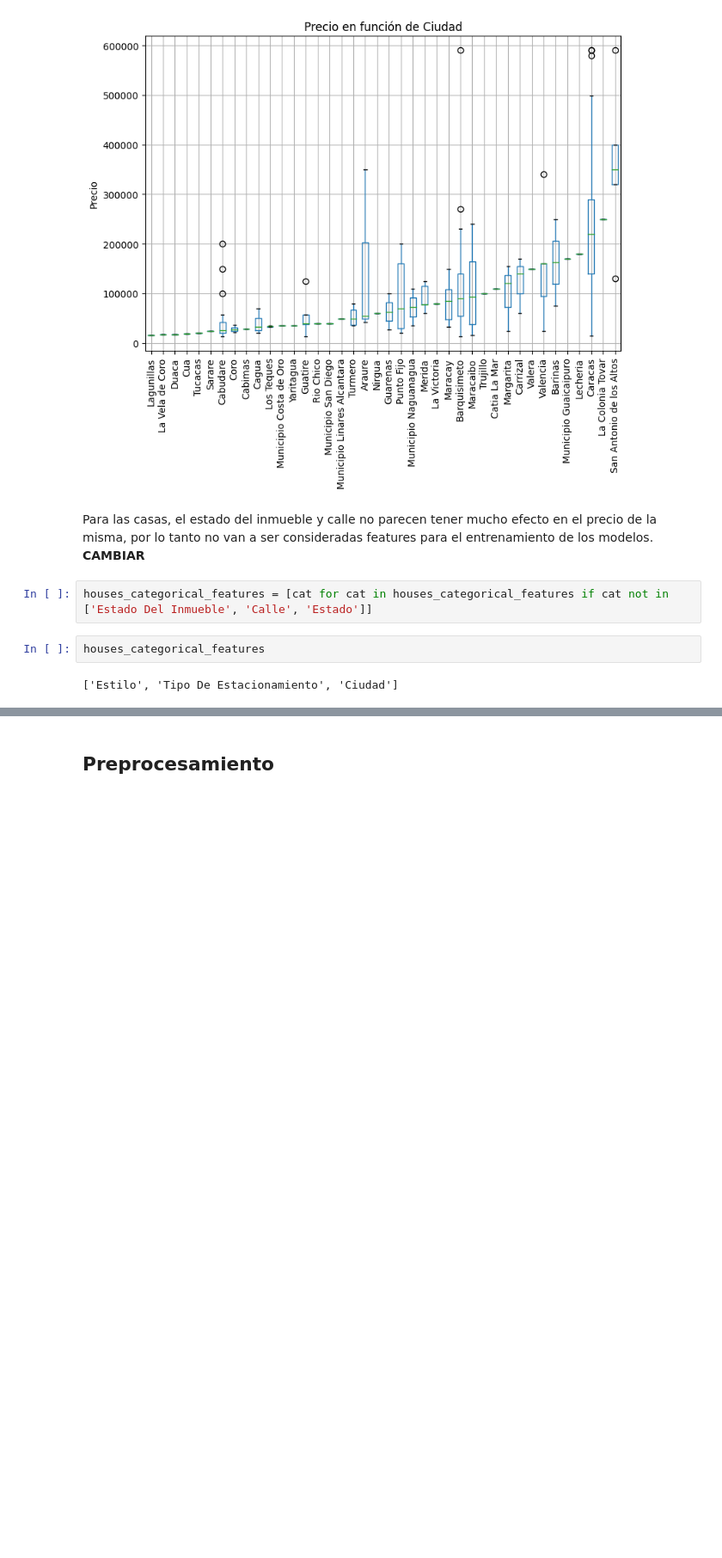
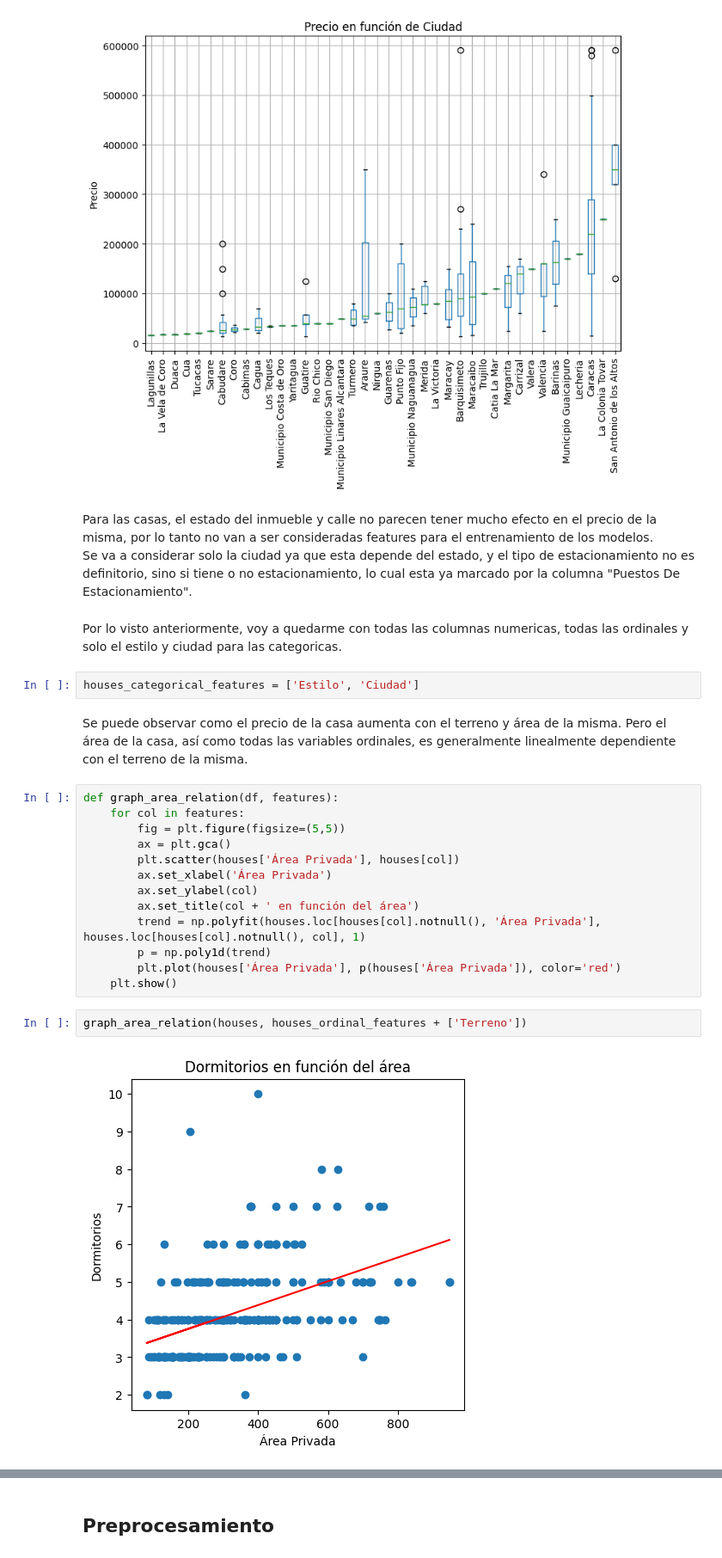
Before and after one commit to jmartinelena/propiedades-venezuela, a Jupyter notebook: machine_learning.ipynb, the cells around one changed output, grey strips where cells are left out. Shown at 86% size. Saved outputs shown, nothing was run; the diff lists cells and outputs as text; blank space fills up the shorter version.

```diff
--- a/machine_learning.ipynb
+++ b/machine_learning.ipynb
@@ -107,10 +114,28 @@ graph_categorical_relations(houses, houses_categorical_features)
 [figure]
 [figure]
 # %% [markdown]
-Para las casas, el estado del inmueble y calle no parecen tener mucho efecto en el precio de la misma, por lo tanto no van a ser consideradas features para el entrenamiento de los modelos. **CAMBIAR**
+Para las casas, el estado del inmueble y calle no parecen tener mucho efecto en el precio de la misma, por lo tanto no van a ser consideradas features para el entrenamiento de los modelos.
+Se va a considerar solo la ciudad ya que esta depende del estado, y el tipo de estacionamiento no es definitorio, sino si tiene o no estacionamiento, lo cual esta ya marcado por la columna "Puestos De Estacionamiento".
-# %%
-houses_categorical_features = [cat for cat in houses_categorical_features if cat not in ['Estado Del Inmueble', 'Calle', 'Estado']]
+# %% [markdown]
+Por lo visto anteriormente, voy a quedarme con todas las columnas numericas, todas las ordinales y solo el estilo y ciudad para las categoricas.
 # %%
-houses_categorical_features
+houses_categorical_features = ['Estilo', 'Ciudad']
-# %% [output]
-['Estilo', 'Tipo De Estacionamiento', 'Ciudad']
+# %% [markdown]
+Se puede observar como el precio de la casa aumenta con el terreno y área de la misma. Pero el área de la casa, así como todas las variables ordinales, es generalmente linealmente dependiente con el terreno de la misma.
+# %%
+def graph_area_relation(df, features):
+    for col in features:
+        fig = plt.figure(figsize=(5,5))
+        ax = plt.gca()
+        plt.scatter(houses['Área Privada'], houses[col])
+        ax.set_xlabel('Área Privada')
+        ax.set_ylabel(col)
+        ax.set_title(col + ' en función del área')
+        trend = np.polyfit(houses.loc[houses[col].notnull(), 'Área Privada'], houses.loc[houses[col].notnull(), col], 1)
+        p = np.poly1d(trend)
+        plt.plot(houses['Área Privada'], p(houses['Área Privada']), color='red')
+    plt.show()
+# %%
+graph_area_relation(houses, houses_ordinal_features + ['Terreno'])
+# %% [output]
+[figure, added]
```
Also changed, not shown: parts of 31 cells of this notebook, 1 other file.
